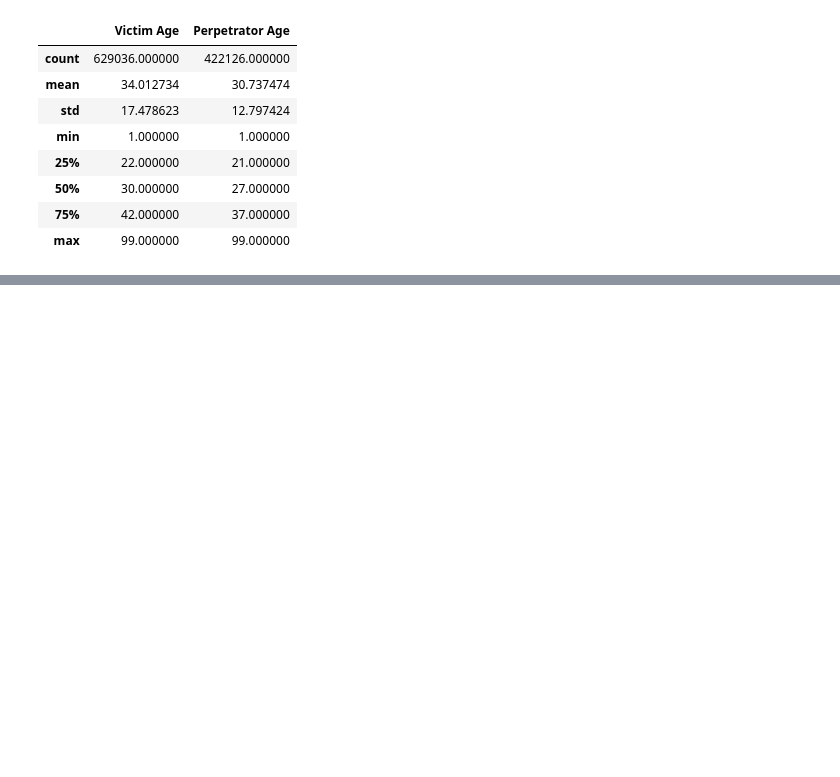
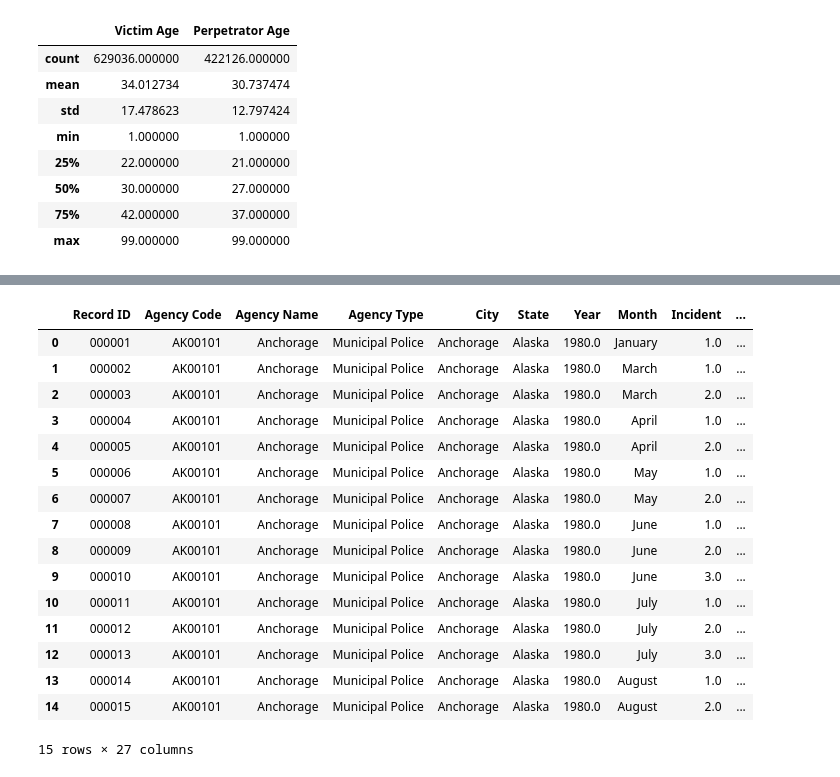
Before and after one commit to Kriti-kapil08/homicide-data-analysis, a Jupyter notebook: homicides analysis.ipynb, the cells around one changed output, grey strips where cells are left out. Cells and saved outputs as stored; diff of their text form; code cells hidden in the pictures; blank space fills up the shorter version.

```diff
--- a/homicides analysis.ipynb
+++ b/homicides analysis.ipynb
@@ -292,0 +343,21 @@ df.loc[df['Perpetrator Age'] > 100, 'Perpetrator Age'] = np.nan
+# %%
+df.head(15)
+#The ‘Incident’ column represents a unique homicide case identifier within a given location and time period. Multiple records may belong to the same incident, representing multiple victims or perpetrators involved in that case.
+# %% [output]
+|  | Record ID | Agency Code | Agency Name | Agency Type | City | State | Year | Month | Incident | ... |
+| 0 | 000001 | AK00101 | Anchorage | Municipal Police | Anchorage | Alaska | 1980.0 | January | 1.0 | ... |
+| 1 | 000002 | AK00101 | Anchorage | Municipal Police | Anchorage | Alaska | 1980.0 | March | 1.0 | ... |
+| 2 | 000003 | AK00101 | Anchorage | Municipal Police | Anchorage | Alaska | 1980.0 | March | 2.0 | ... |
+| 3 | 000004 | AK00101 | Anchorage | Municipal Police | Anchorage | Alaska | 1980.0 | April | 1.0 | ... |
+| 4 | 000005 | AK00101 | Anchorage | Municipal Police | Anchorage | Alaska | 1980.0 | April | 2.0 | ... |
+| 5 | 000006 | AK00101 | Anchorage | Municipal Police | Anchorage | Alaska | 1980.0 | May | 1.0 | ... |
+| 6 | 000007 | AK00101 | Anchorage | Municipal Police | Anchorage | Alaska | 1980.0 | May | 2.0 | ... |
+| 7 | 000008 | AK00101 | Anchorage | Municipal Police | Anchorage | Alaska | 1980.0 | June | 1.0 | ... |
+| 8 | 000009 | AK00101 | Anchorage | Municipal Police | Anchorage | Alaska | 1980.0 | June | 2.0 | ... |
+| 9 | 000010 | AK00101 | Anchorage | Municipal Police | Anchorage | Alaska | 1980.0 | June | 3.0 | ... |
+| 10 | 000011 | AK00101 | Anchorage | Municipal Police | Anchorage | Alaska | 1980.0 | July | 1.0 | ... |
+| 11 | 000012 | AK00101 | Anchorage | Municipal Police | Anchorage | Alaska | 1980.0 | July | 2.0 | ... |
+| 12 | 000013 | AK00101 | Anchorage | Municipal Police | Anchorage | Alaska | 1980.0 | July | 3.0 | ... |
+| 13 | 000014 | AK00101 | Anchorage | Municipal Police | Anchorage | Alaska | 1980.0 | August | 1.0 | ... |
+| 14 | 000015 | AK00101 | Anchorage | Municipal Police | Anchorage | Alaska | 1980.0 | August | 2.0 | ... |
+15 rows × 27 columns
```
Also changed, not shown: parts of 5 cells of this notebook.
